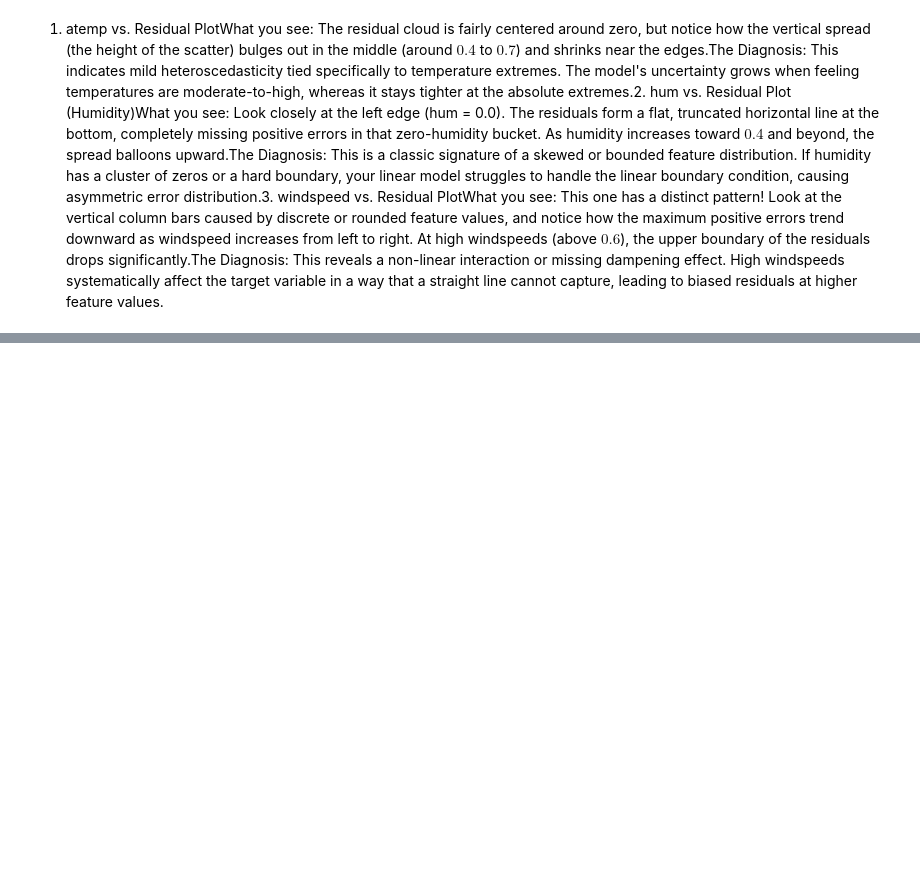
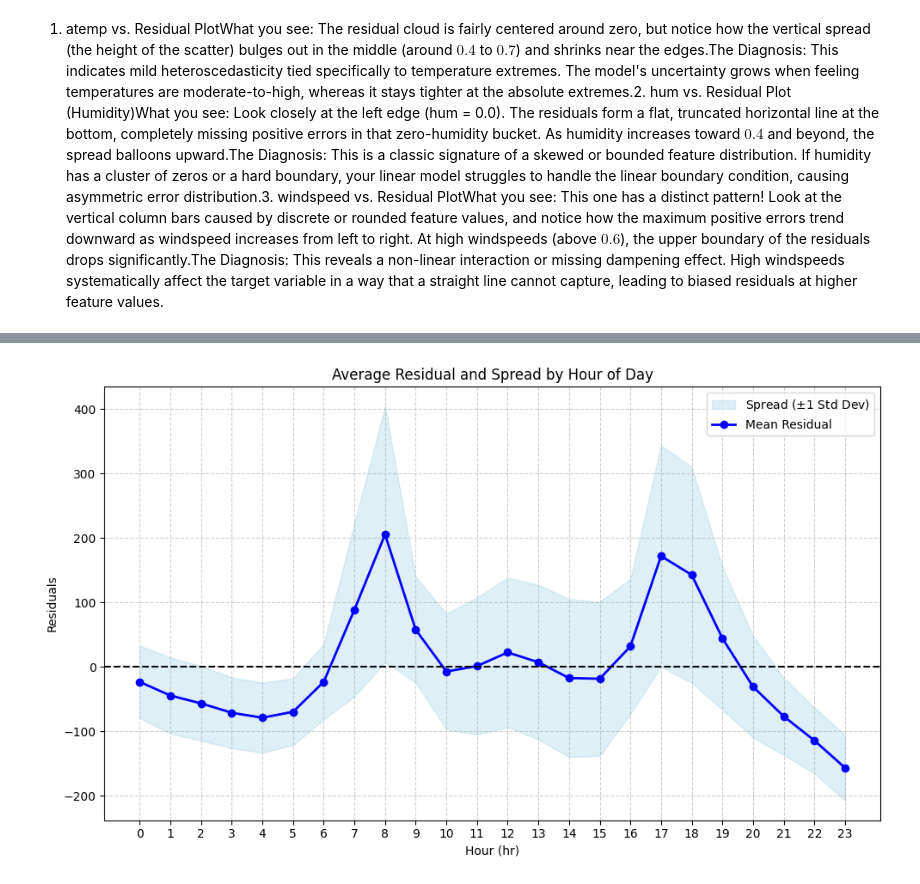
Before and after one commit to sxrthk17/ml-journey, a Jupyter notebook: linear-regression/notebooks/07_Residual_Analysis_Regression_Diagnostics.ipynb, the cells around one changed output, grey strips where cells are left out. Saved outputs shown, nothing was run; the diff lists cells and outputs as text; code cells hidden in the pictures; blank space fills up the shorter version.

```diff
--- a/linear-regression/notebooks/07_Residual_Analysis_Regression_Diagnostics.ipynb
+++ b/linear-regression/notebooks/07_Residual_Analysis_Regression_Diagnostics.ipynb
@@ -370,0 +398,52 @@ for i in range(X_train.shape[1]):
+# %%
+features = ['hr', 'atemp','hum', 'windspeed']
+y = df['cnt']
+
+X = df[features]
+
+X_train, X_test, y_train, y_test = train_test_split(X, y, test_size=0.2, shuffle=False)
+
+
+model = MultipleLinearRegression()
+model.fit(X_train, y_train)
+
+residual = model.residual(X_train, y_train)
+
+hourly_summary = (
+    pd.DataFrame({'hr': X_train['hr'], "residual":residual}).groupby('hr').agg(
+        mean_residual=('residual', 'mean'),
+        std_residual=("residual", "std")).reset_index()
+)
+# %%
+plt.figure(figsize=(10, 6))
+
+# 1. Shade the spread (mean +/- standard deviation)
+plt.fill_between(
+    hourly_summary["hr"],
+    hourly_summary["mean_residual"] - hourly_summary["std_residual"],
+    hourly_summary["mean_residual"] + hourly_summary["std_residual"],
+    color="lightblue",
+    alpha=0.4,
+    label="Spread ($\pm 1$ Std Dev)",
+)
+# 2. Plot the mean residual trend line on top
+plt.plot(
+    hourly_summary["hr"],
+    hourly_summary["mean_residual"],
+    marker="o",
+    color="blue",
+    linewidth=2,
+    label="Mean Residual",
+)
+
+plt.axhline(y=0, color="black", linestyle="--")
+plt.title("Average Residual and Spread by Hour of Day")
+plt.xlabel("Hour (hr)")
+plt.ylabel("Residuals")
+plt.grid(True, linestyle="--", alpha=0.6)
+plt.xticks(range(0, 24))
+plt.legend()
+plt.tight_layout()
+plt.show()
+# %% [output]
+[figure, added]
```
Also changed, not shown: parts of 25 cells of this notebook.
